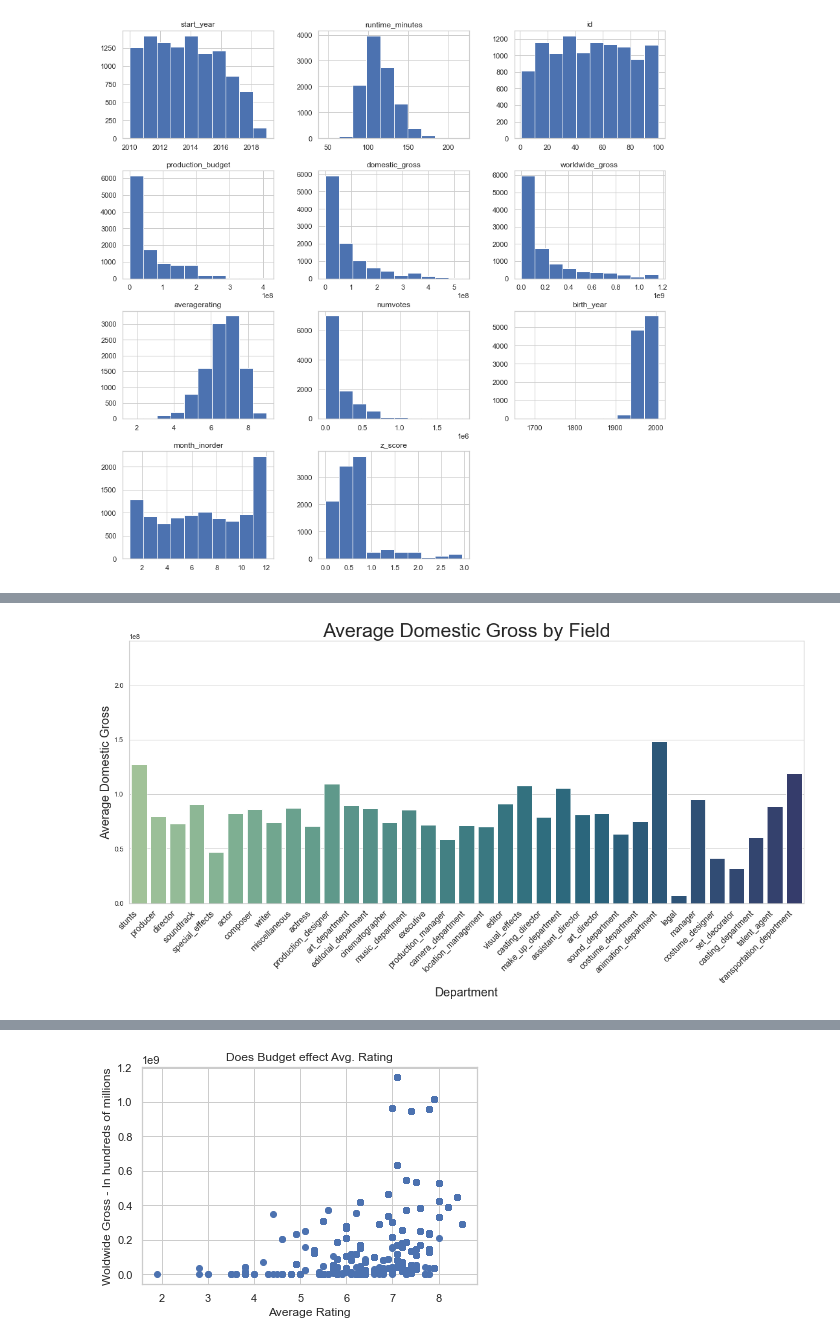
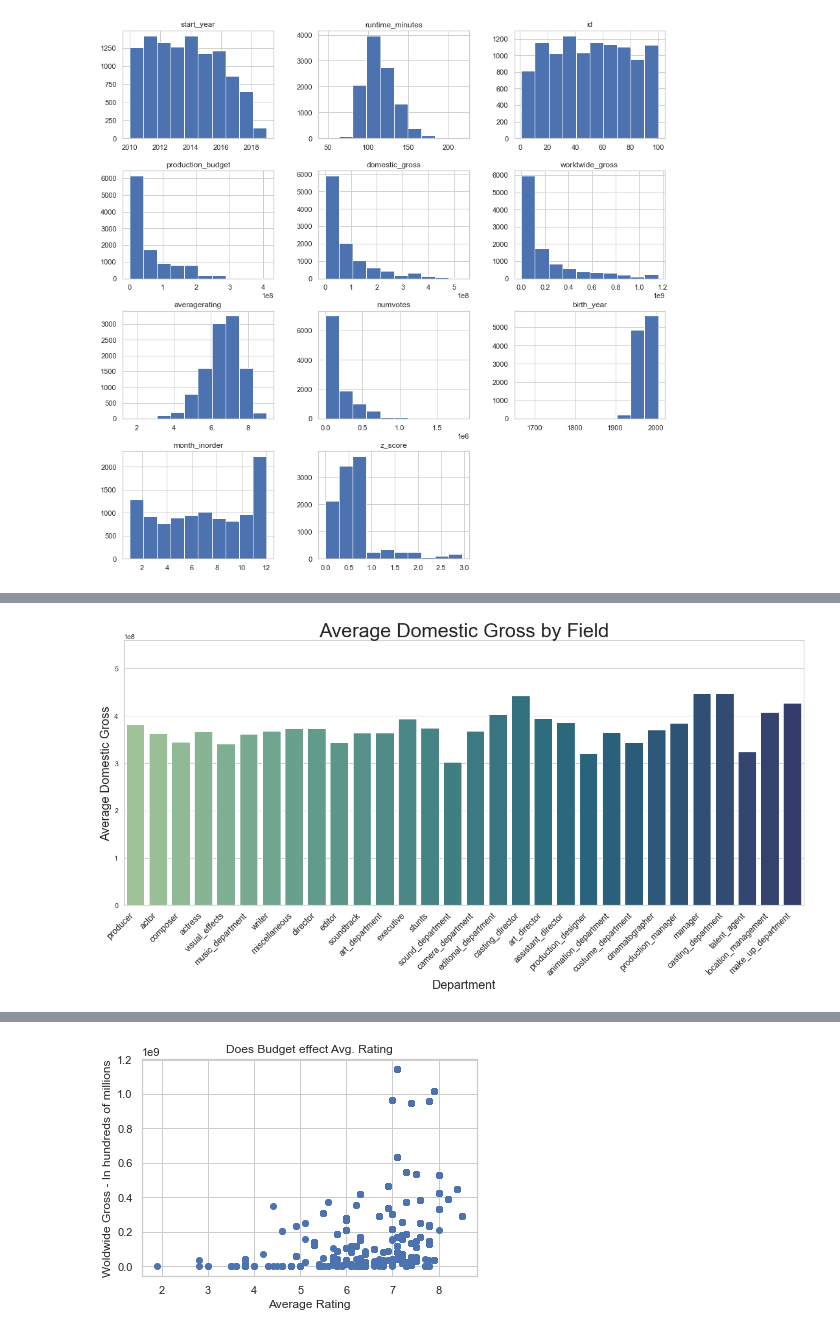
Before and after one commit to ozbunae/Movie_EDA, a Jupyter notebook: Movie Comparisons.ipynb, the cells around one changed output, grey strips where cells are left out. Drawn from its saved outputs; the diff is of its cells as text; code cells hidden in the pictures.

```diff
--- a/Movie Comparisons.ipynb
+++ b/Movie Comparisons.ipynb
@@ -552,5 +570,5 @@ array([[<AxesSubplot:title={'center':'start_year'}>,
 # %%
-df_filtered = project1_df[project1_df['domestic_gross'] >= 3000000]
+df_filtered = project1_df[project1_df['worldwide_gross'] >= 400000000]
 # %%
 df_filtered.shape
 # %% [output]
@@ -558,16 +594,16 @@ df_filtered.shape
 # %%
 # I am hoping this tells us something about the presence of each department per film grosses.
 
 fig, ax = plt.subplots(figsize=(20,8))
 
-g = sns.barplot(data=project1_df, x= 'primary_profession', y='domestic_gross', palette = 'crest' )
+g = sns.barplot(data=df_filtered, x= 'primary_profession', y='domestic_gross', palette = 'crest' )
 g.set_xticklabels(g.get_xticklabels(), rotation=45, ha='right', fontsize=14)
 ax.lines = []
 
 plt.xlabel("Department", fontsize=20)
 plt.ylabel("Average Domestic Gross", fontsize=20)
 plt.title("Average Domestic Gross by Field", fontsize=32)
 plt.tight_layout
 plt.show()
 # %% [output]
-[figure, old version]
+[figure, new version]
```
Also changed, not shown: parts of 27 cells of this notebook, 1 other file.
